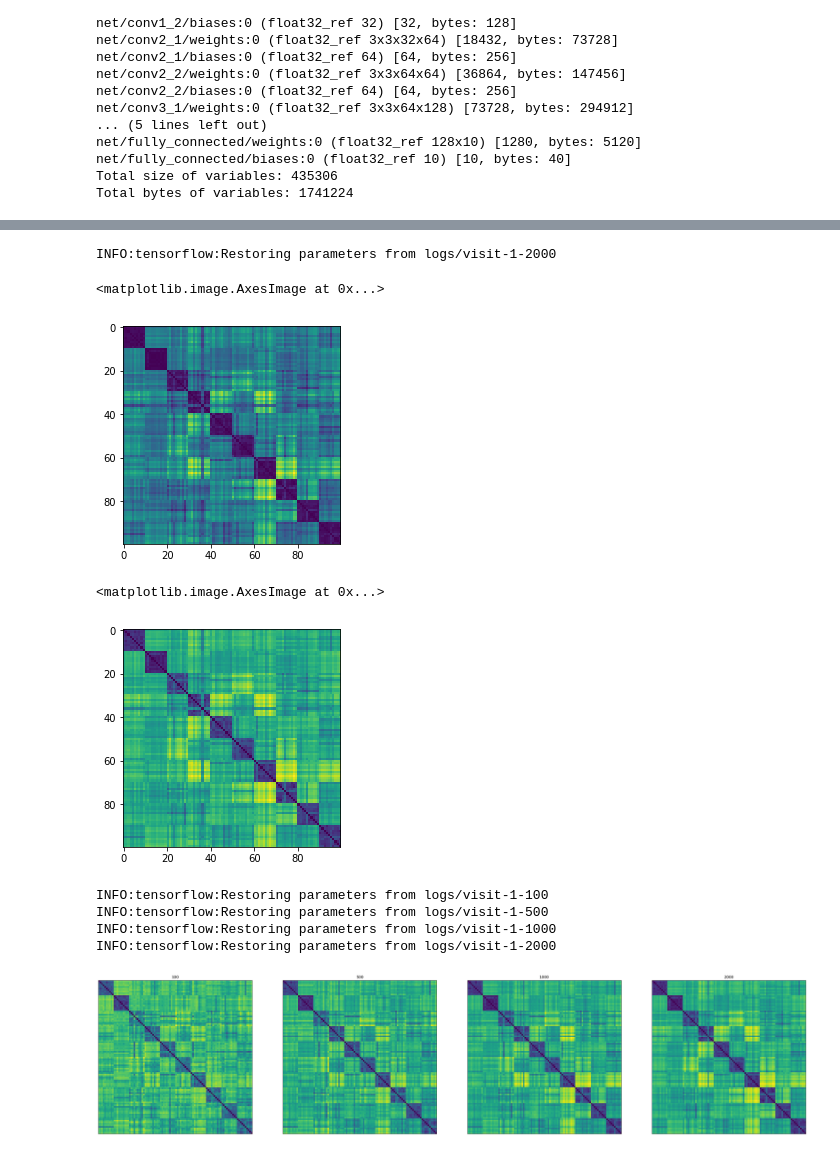
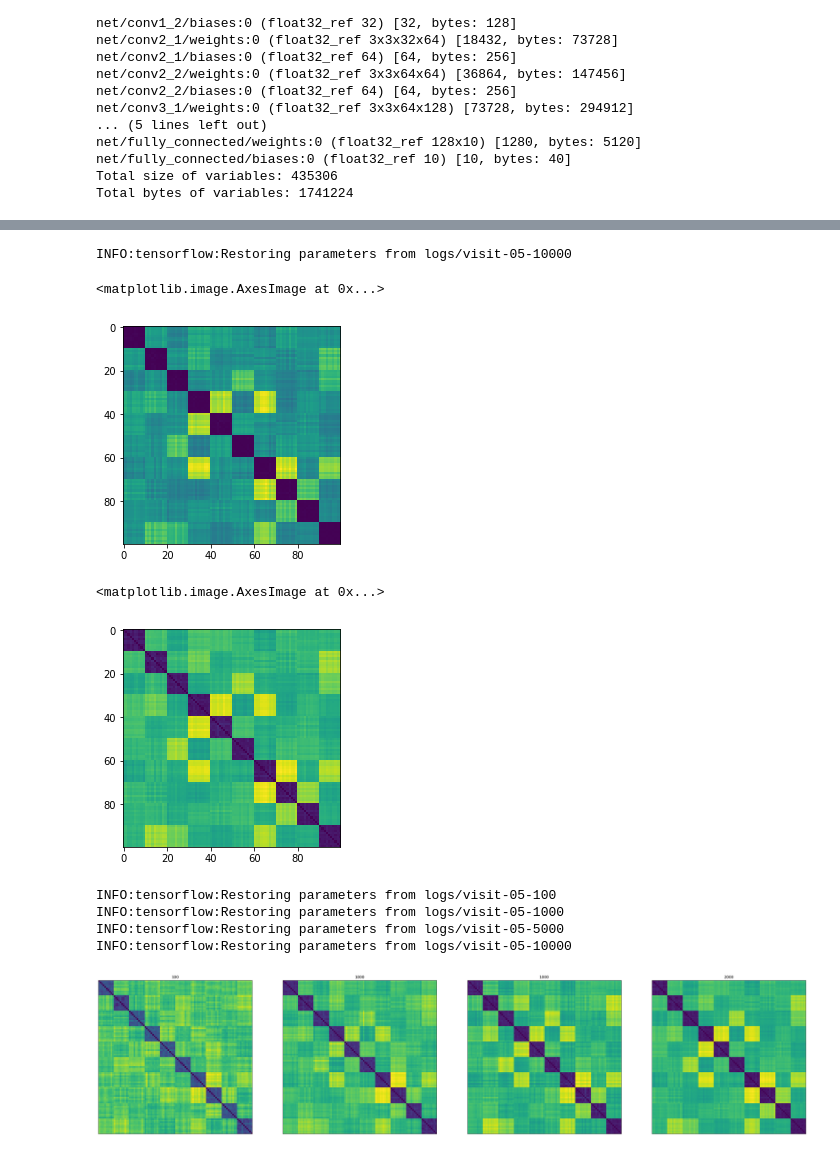
Before and after one commit to frankzl/learning_by_kernelized_association, a Jupyter notebook: 02.1-Visit-Kernel-Effect.ipynb, the cells around one changed output, grey strips where cells are left out. Drawn from its saved outputs; the diff is of its cells as text; code cells hidden in the pictures.

```diff
--- a/02.1-Visit-Kernel-Effect.ipynb
+++ b/02.1-Visit-Kernel-Effect.ipynb
@@ -36,12 +36,12 @@ unsup_batch_size = 100
 learning_rate = 1e-3
 decay_steps = 5000
 decay_factor = 0.33
-visit_weight = 1.0
+visit_weight = 0.5
 
-max_steps = 2000
+max_steps = 10000
 eval_interval = 500
 
-log_dir = "logs/visit-1"
+log_dir = "logs/visit-05"
 
 seed = None
 
@@ -73,7 +73,7 @@ with graph.as_default():
     unsup_data = up.create_input(train_images, train_labels, unsup_batch_size)
     unsup_it   = unsup_data.make_initializable_iterator()
 
-    t_unsup_images,_ = unsup_it.get_next()
+    t_unsup_images,t_unsup_labels = unsup_it.get_next()
 
 
     sup_data = up.create_per_class_inputs(sup_by_label, sup_per_batch)
@@ -106,7 +106,7 @@ with graph.as_default():
 
     summary_writer = tf.summary.FileWriter(log_dir, graph)
 
-    saver = tf.train.Saver()
+    saver = tf.train.Saver(max_to_keep=10000)
 # %% [output]
 ---------
 Variables: name (type shape) [size]
@@ -187,6 +187,5 @@ saving model - step <tf.Variable 'global_step:0' shape=() dtype=int64_ref>
 # %%
-
-train_step = 2000
+train_step = 10000
 model_checkpoint = f"{log_dir}-{train_step}"
 
 with tf.Session(graph=graph) as sess:
@@ -198,7 +197,7 @@ with tf.Session(graph=graph) as sess:
     labels_, embedded_sup = sess.run([t_sup_labels, t_sup_emb])
     embedded_unsup = sess.run(t_unsup_emb)
 # %% [output]
-INFO:tensorflow:Restoring parameters from logs/visit-1-2000
+INFO:tensorflow:Restoring parameters from logs/visit-05-10000
 # %%
 import tools.analyzer as ana
 from tools.analyzer import Distance
@@ -211,7 +210,7 @@ import matplotlib.pyplot as plt
 plt.imshow(similarity)
 # %% [output]
 <matplotlib.image.AxesImage at 0x...>
-[figure, old version]
+[figure, new version]
 # %%
 import tools.analyzer as ana
 from tools.analyzer import Distance
@@ -223,46 +222,46 @@ similarity = ana.get_pairwise_distance(
 plt.imshow(similarity)
 # %% [output]
 <matplotlib.image.AxesImage at 0x...>
-[figure, old version]
+[figure, new version]
 # %%
 #f"{log_dir}-{train_step}"
 
 def get_similarity(train_step, model_checkpoint, dist_func):
 
     with tf.Session(graph=graph) as sess:
 
         saver = tf.train.Saver()
-        saver.restore(sess, model_checkpoint + str(train_step))
+        saver.restore(sess, model_checkpoint + "-"+ str(train_step))
 
         sess.run(unsup_it.initializer)
         labels_, embedded_sup = sess.run([t_sup_labels, t_sup_emb])
         embedded_unsup = sess.run(t_unsup_emb)
 
     similarity = ana.get_pairwise_distance(
         embedded_sup,
         dist_func
     )
     return similarity
 
 dist_func = Distance.l1
 similarities = []
 labels = []
-similarities.append(get_similarity(100, "logs/visit-1-", dist_func))
+similarities.append(get_similarity(100, log_dir, dist_func))
 labels.append(100)
-similarities.append(get_similarity(500, "logs/visit-1-", dist_func))
-labels.append(500)
-similarities.append(get_similarity(1000, "logs/visit-1-", dist_func))
+similarities.append(get_similarity(1000, log_dir, dist_func))
 labels.append(1000)
-similarities.append(get_similarity(2000, "logs/visit-1-", dist_func))
-labels.append(2000)
+similarities.append(get_similarity(5000, log_dir, dist_func))
+labels.append(5000)
+similarities.append(get_similarity(10000, log_dir, dist_func))
+labels.append(10000)
 
 vis.imshow(similarities, figsize=(50,50), labels=labels, imgwidth=100)
 # %% [output]
-INFO:tensorflow:Restoring parameters from logs/visit-1-100
-INFO:tensorflow:Restoring parameters from logs/visit-1-500
-INFO:tensorflow:Restoring parameters from logs/visit-1-1000
-INFO:tensorflow:Restoring parameters from logs/visit-1-2000
+INFO:tensorflow:Restoring parameters from logs/visit-05-100
+INFO:tensorflow:Restoring parameters from logs/visit-05-1000
+INFO:tensorflow:Restoring parameters from logs/visit-05-5000
+INFO:tensorflow:Restoring parameters from logs/visit-05-10000
-[figure, old version]
+[figure, new version]
 # %%
 vis.imshow(similarities, figsize=(30,30), num_row=2,hspace=0, labels=labels, imgwidth=100)
 # %% [output]
```
Also changed, not shown: parts of 6 cells of this notebook, 7 other files.
